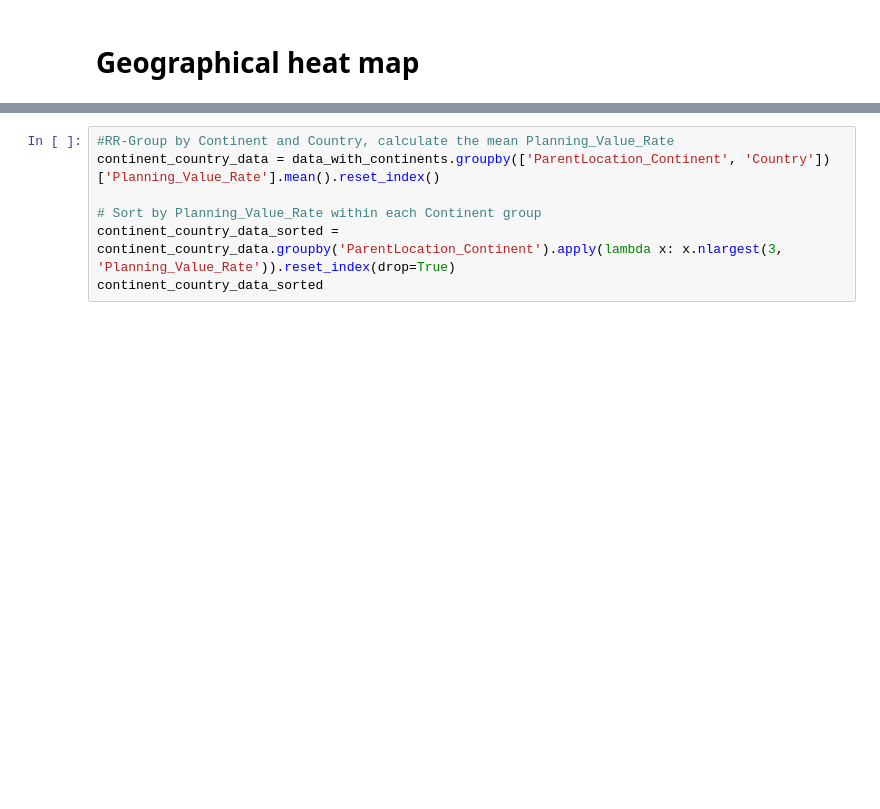
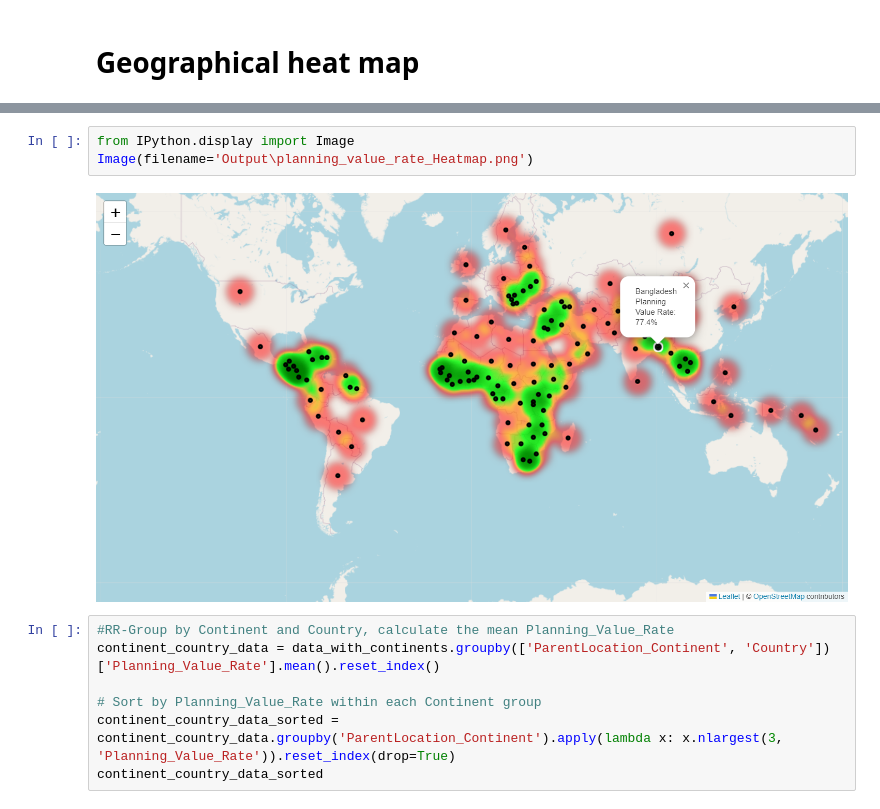
Before and after one commit to laurar9889/Project_3_Team_1, a Jupyter notebook: main_file.ipynb, the cells around one changed output, grey strips where cells are left out. Drawn from its saved outputs; the diff is of its cells as text; blank space fills up the shorter version.

Commit message:
visualization updated

```diff
--- a/main_file.ipynb
+++ b/main_file.ipynb
@@ -1299,3 +1319,8 @@ m
+# %%
+from IPython.display import Image
+Image(filename='Output\planning_value_rate_Heatmap.png')
+# %% [output]
+[figure, added]
 # %%
 #RR-Group by Continent and Country, calculate the mean Planning_Value_Rate
 continent_country_data = data_with_continents.groupby(['ParentLocation_Continent', 'Country'])['Planning_Value_Rate'].mean().reset_index()
```
Also changed, not shown: parts of 10 cells of this notebook, 4 other files.
